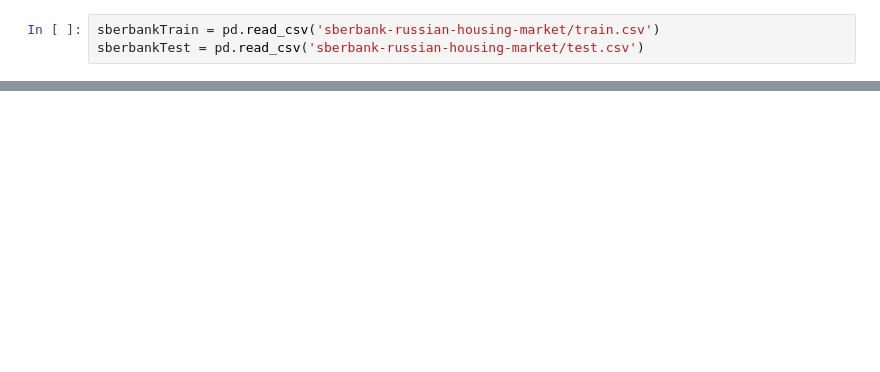
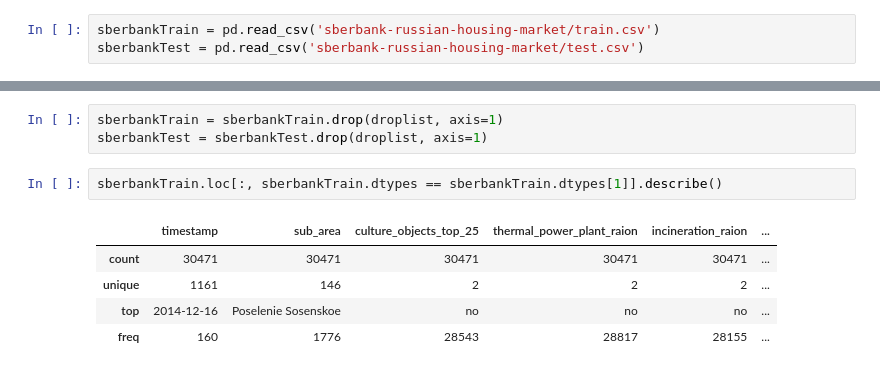
Before and after one commit to TomGeva/ML-project, a Jupyter notebook: ML-project_notbook.ipynb, the cells around one changed output, grey strips where cells are left out. Saved outputs shown, nothing was run; the diff lists cells and outputs as text; blank space fills up the shorter version.

```diff
--- a/ML-project_notbook.ipynb
+++ b/ML-project_notbook.ipynb
@@ -459,0 +598,11 @@ sberbankTest = pd.read_csv('sberbank-russian-housing-market/test.csv')
+# %%
+sberbankTrain = sberbankTrain.drop(droplist, axis=1)
+sberbankTest = sberbankTest.drop(droplist, axis=1)
+# %%
+sberbankTrain.loc[:, sberbankTrain.dtypes == sberbankTrain.dtypes[1]].describe()
+# %% [output]
+|  | timestamp | sub_area | culture_objects_top_25 | thermal_power_plant_raion | incineration_raion | ... |
+| count | 30471 | 30471 | 30471 | 30471 | 30471 | ... |
+| unique | 1161 | 146 | 2 | 2 | 2 | ... |
+| top | 2014-12-16 | Poselenie Sosenskoe | no | no | no | ... |
+| freq | 160 | 1776 | 28543 | 28817 | 28155 | ... |
```
Also changed, not shown: parts of 11 cells of this notebook.
